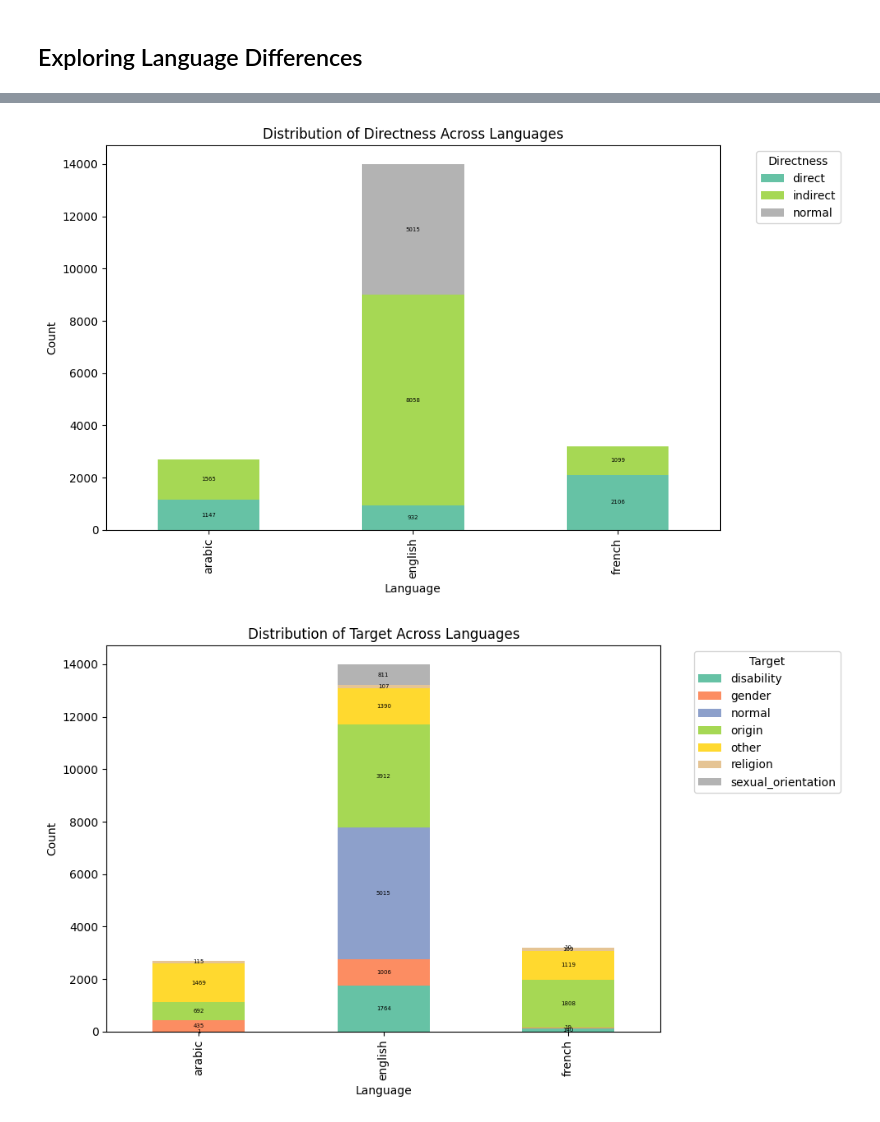
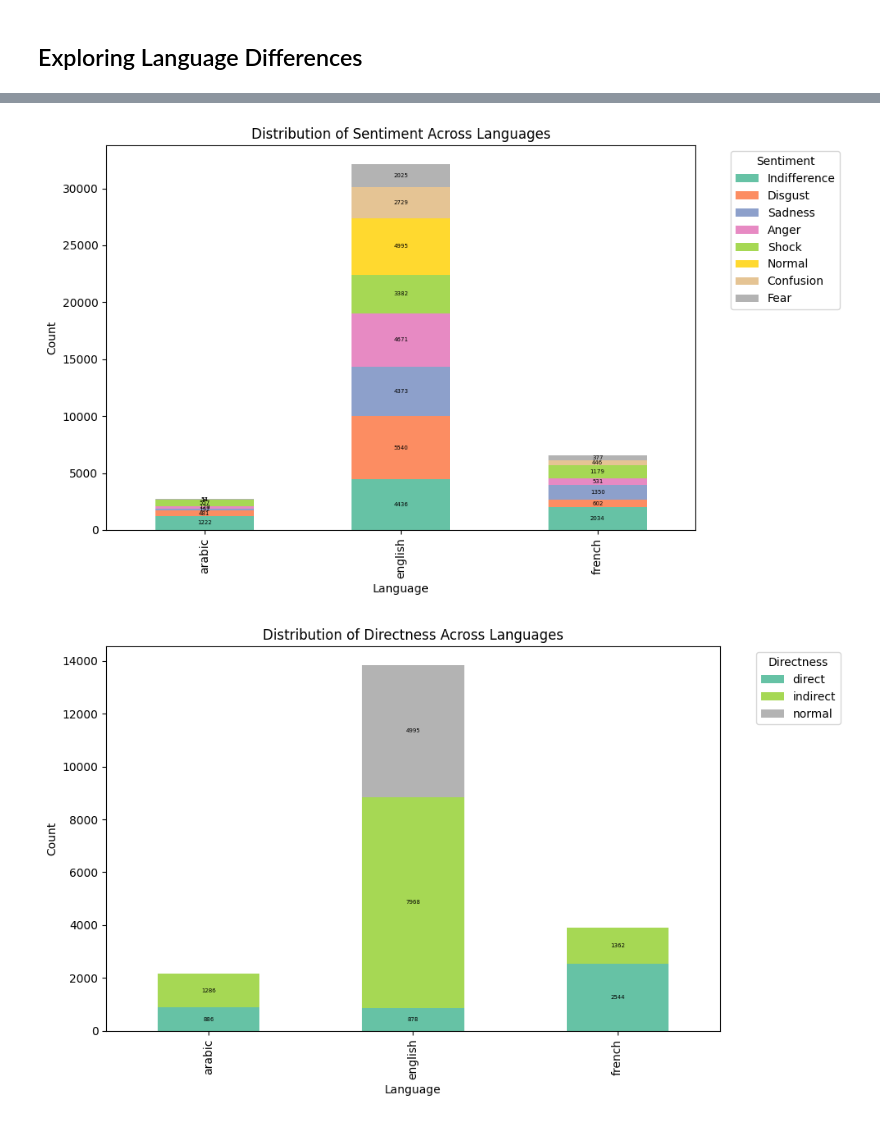
Before and after one commit to nadaamoharram/MLMA_Toxicity_Detection_Deep_Learning, a Jupyter notebook: EDA/data_exploration.ipynb, the cells around one changed output, grey strips where cells are left out. Saved outputs shown, nothing was run; the diff lists cells and outputs as text; code cells hidden in the pictures.

```diff
--- a/EDA/data_exploration.ipynb
+++ b/EDA/data_exploration.ipynb
@@ -5,7 +5,7 @@ import seaborn as sns
 import json
 from sklearn.preprocessing import LabelEncoder
 # %%
-train_df = pd.read_csv('../Data/train.csv')
+train_df = pd.read_csv('../Data/combined_train.csv')
 # %%
 # Token length (for BERT), use:
 train_df['token_length'] = train_df['text_cleaned'].astype(str).apply(lambda x: len(x.split()))
@@ -232,7 +246,7 @@ for target_col in cooccurrence_targets:
 ## Exploring Language Differences
 # %%
 # Language vs. Label Distribution: Stacked Bar Plot (with label maps)
-for label in ['sentiment', 'directness', 'target', 'group']:
+for label in ['hatespeech', 'sentiment', 'directness', 'target', 'group']:
     plt.figure(figsize=(10, 6))
     if label == 'sentiment':
         # Sentiment columns already have readable names
@@ -268,2 +282,2 @@ for label in ['sentiment', 'directness', 'target', 'group']:
-[figure, old version]
+[figure, new version]
-[figure, old version]
+[figure, new version]
```
Also changed, not shown: parts of 11 cells of this notebook, 1 other file.
